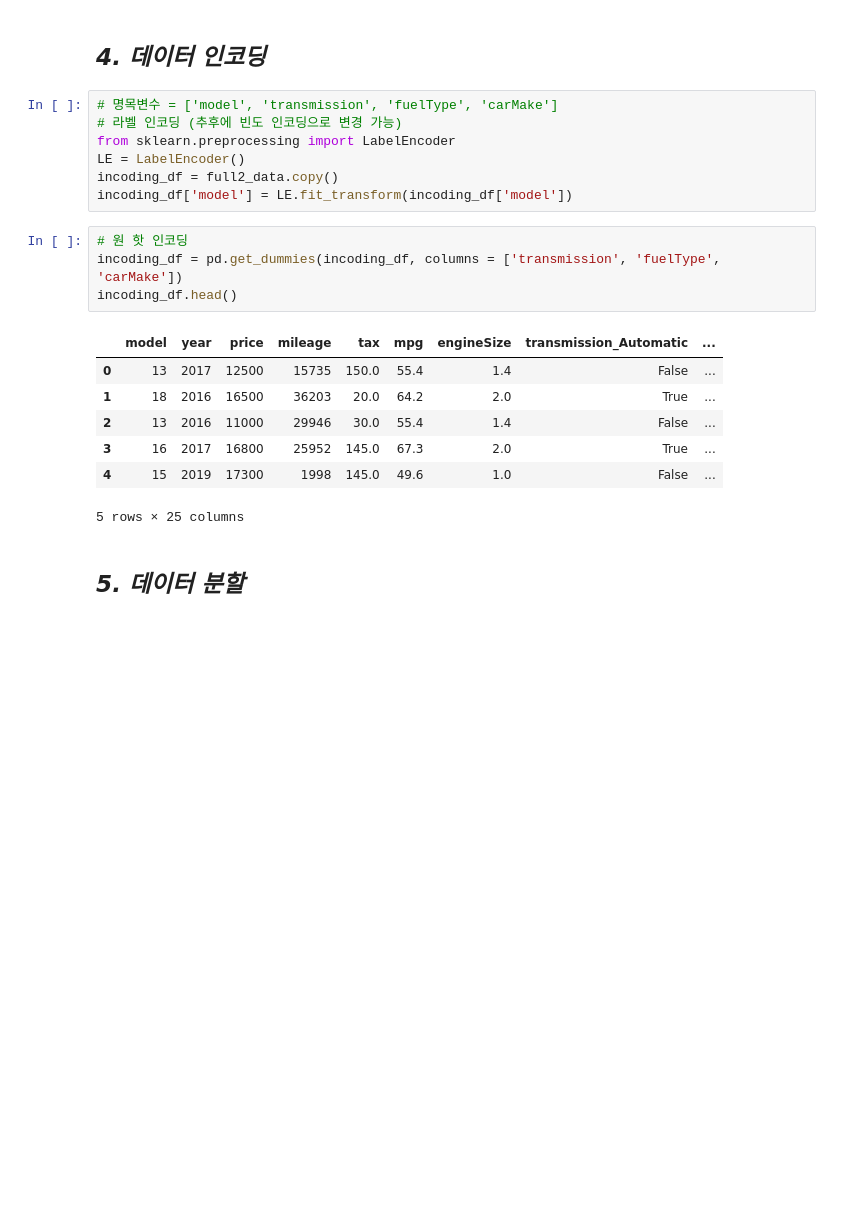
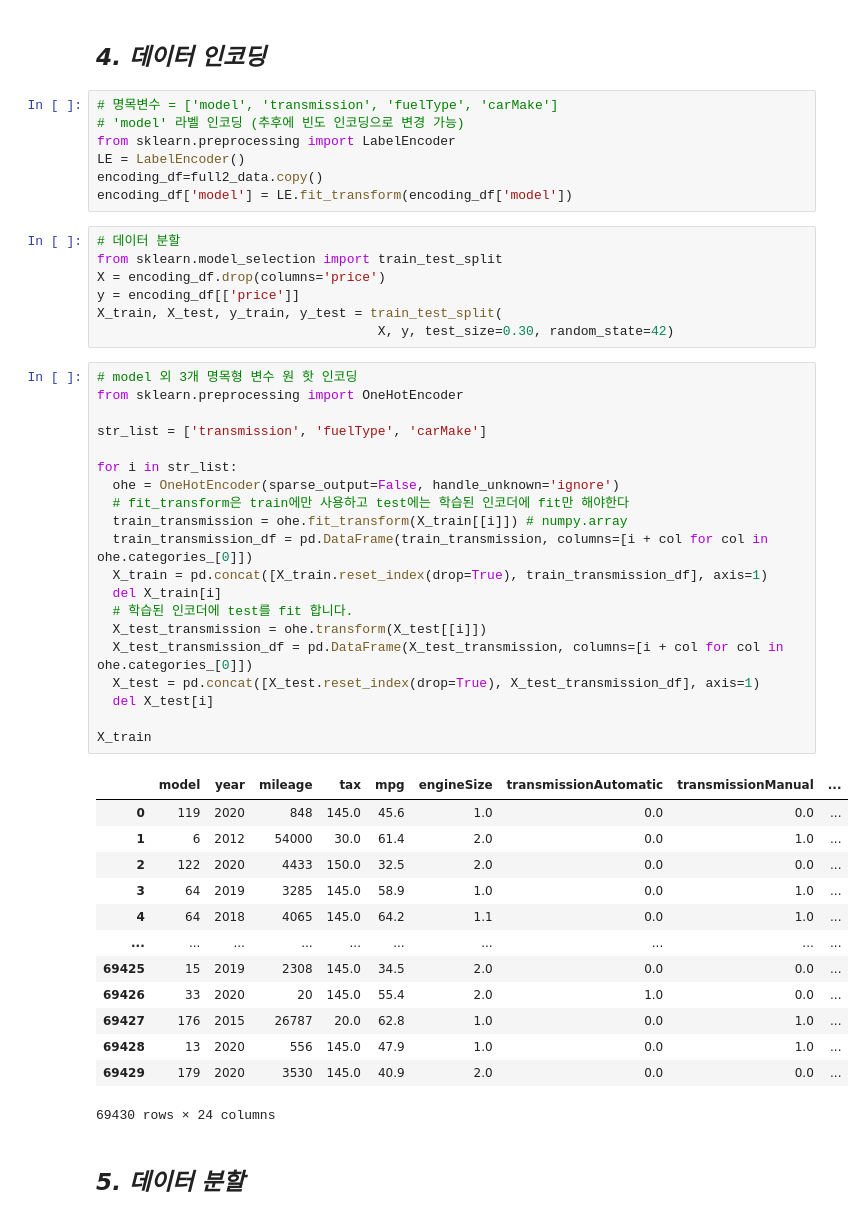
Before and after one commit to parkgunha/Chagawa_project, a Jupyter notebook: 건하_통합코드.ipynb, the cells around one changed output. Drawn from its saved outputs; the diff is of its cells as text; blank space fills up the shorter version.

```diff
--- a/건하_통합코드.ipynb
+++ b/건하_통합코드.ipynb
@@ -302,23 +302,52 @@ Name: count, dtype: int64
 ## ***4. 데이터 인코딩***
 # %%
 # 명목변수 = ['model', 'transmission', 'fuelType', 'carMake']
-# 라벨 인코딩 (추후에 빈도 인코딩으로 변경 가능)
+# 'model' 라벨 인코딩 (추후에 빈도 인코딩으로 변경 가능)
 from sklearn.preprocessing import LabelEncoder
 LE = LabelEncoder()
-incoding_df = full2_data.copy()
-incoding_df['model'] = LE.fit_transform(incoding_df['model'])
+encoding_df=full2_data.copy()
+encoding_df['model'] = LE.fit_transform(encoding_df['model'])
-# %%
-# 원 핫 인코딩
-incoding_df = pd.get_dummies(incoding_df, columns = ['transmission', 'fuelType', 'carMake'])
-incoding_df.head()
-# %% [output]
-|  | model | year | price | mileage | tax | mpg | engineSize | transmission_Automatic | ... |
-| 0 | 13 | 2017 | 12500 | 15735 | 150.0 | 55.4 | 1.4 | False | ... |
-| 1 | 18 | 2016 | 16500 | 36203 | 20.0 | 64.2 | 2.0 | True | ... |
-| 2 | 13 | 2016 | 11000 | 29946 | 30.0 | 55.4 | 1.4 | False | ... |
-| 3 | 16 | 2017 | 16800 | 25952 | 145.0 | 67.3 | 2.0 | True | ... |
-| 4 | 15 | 2019 | 17300 | 1998 | 145.0 | 49.6 | 1.0 | False | ... |
-5 rows × 25 columns
+# %%
+# 데이터 분할
+from sklearn.model_selection import train_test_split
+X = encoding_df.drop(columns='price')
+y = encoding_df[['price']]
+X_train, X_test, y_train, y_test = train_test_split(
+                                    X, y, test_size=0.30, random_state=42)
+# %%
+# model 외 3개 명목형 변수 원 핫 인코딩
+from sklearn.preprocessing import OneHotEncoder
+
+str_list = ['transmission', 'fuelType', 'carMake']
+
+for i in str_list:
+  ohe = OneHotEncoder(sparse_output=False, handle_unknown='ignore')
+  # fit_transform은 train에만 사용하고 test에는 학습된 인코더에 fit만 해야한다
+  train_transmission = ohe.fit_transform(X_train[[i]]) # numpy.array
+  train_transmission_df = pd.DataFrame(train_transmission, columns=[i + col for col in ohe.categories_[0]])
+  X_train = pd.concat([X_train.reset_index(drop=True), train_transmission_df], axis=1)
+  del X_train[i]
+  # 학습된 인코더에 test를 fit 합니다.
+  X_test_transmission = ohe.transform(X_test[[i]])
+  X_test_transmission_df = pd.DataFrame(X_test_transmission, columns=[i + col for col in ohe.categories_[0]])
+  X_test = pd.concat([X_test.reset_index(drop=True), X_test_transmission_df], axis=1)
+  del X_test[i]
+
+X_train
+# %% [output]
+|  | model | year | mileage | tax | mpg | engineSize | transmissionAutomatic | transmissionManual | ... |
+| 0 | 119 | 2020 | 848 | 145.0 | 45.6 | 1.0 | 0.0 | 0.0 | ... |
+| 1 | 6 | 2012 | 54000 | 30.0 | 61.4 | 2.0 | 0.0 | 1.0 | ... |
+| 2 | 122 | 2020 | 4433 | 150.0 | 32.5 | 2.0 | 0.0 | 0.0 | ... |
+| 3 | 64 | 2019 | 3285 | 145.0 | 58.9 | 1.0 | 0.0 | 1.0 | ... |
+| 4 | 64 | 2018 | 4065 | 145.0 | 64.2 | 1.1 | 0.0 | 1.0 | ... |
+| ... | ... | ... | ... | ... | ... | ... | ... | ... | ... |
+| 69425 | 15 | 2019 | 2308 | 145.0 | 34.5 | 2.0 | 0.0 | 0.0 | ... |
+| 69426 | 33 | 2020 | 20 | 145.0 | 55.4 | 2.0 | 1.0 | 0.0 | ... |
+| 69427 | 176 | 2015 | 26787 | 20.0 | 62.8 | 1.0 | 0.0 | 1.0 | ... |
+| 69428 | 13 | 2020 | 556 | 145.0 | 47.9 | 1.0 | 0.0 | 1.0 | ... |
+| 69429 | 179 | 2020 | 3530 | 145.0 | 40.9 | 2.0 | 0.0 | 0.0 | ... |
+69430 rows × 24 columns
 # %% [markdown]
 ## ***5. 데이터 분할***
 # %% [markdown]
```
Also changed, not shown: parts of 3 cells of this notebook, 1 other file.
